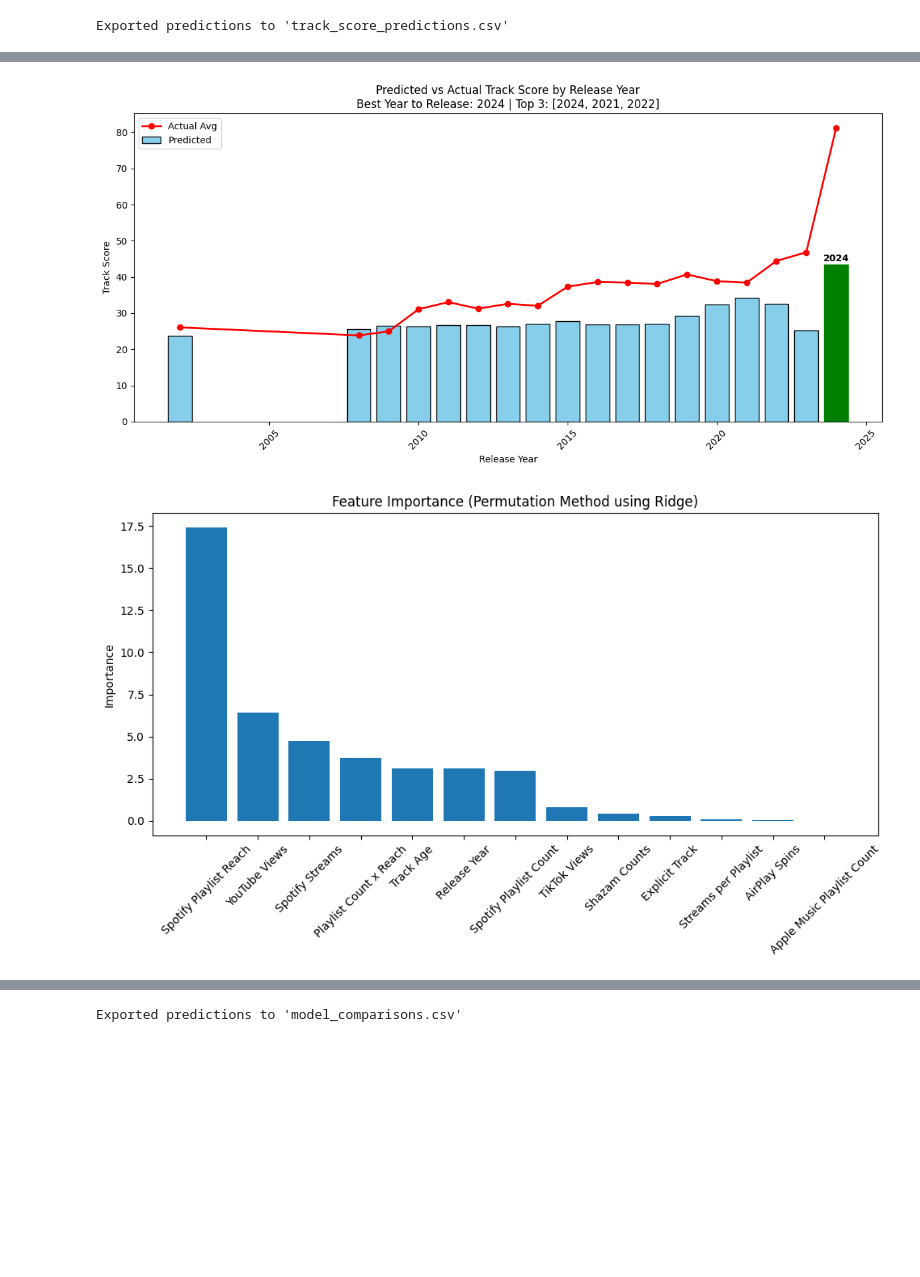
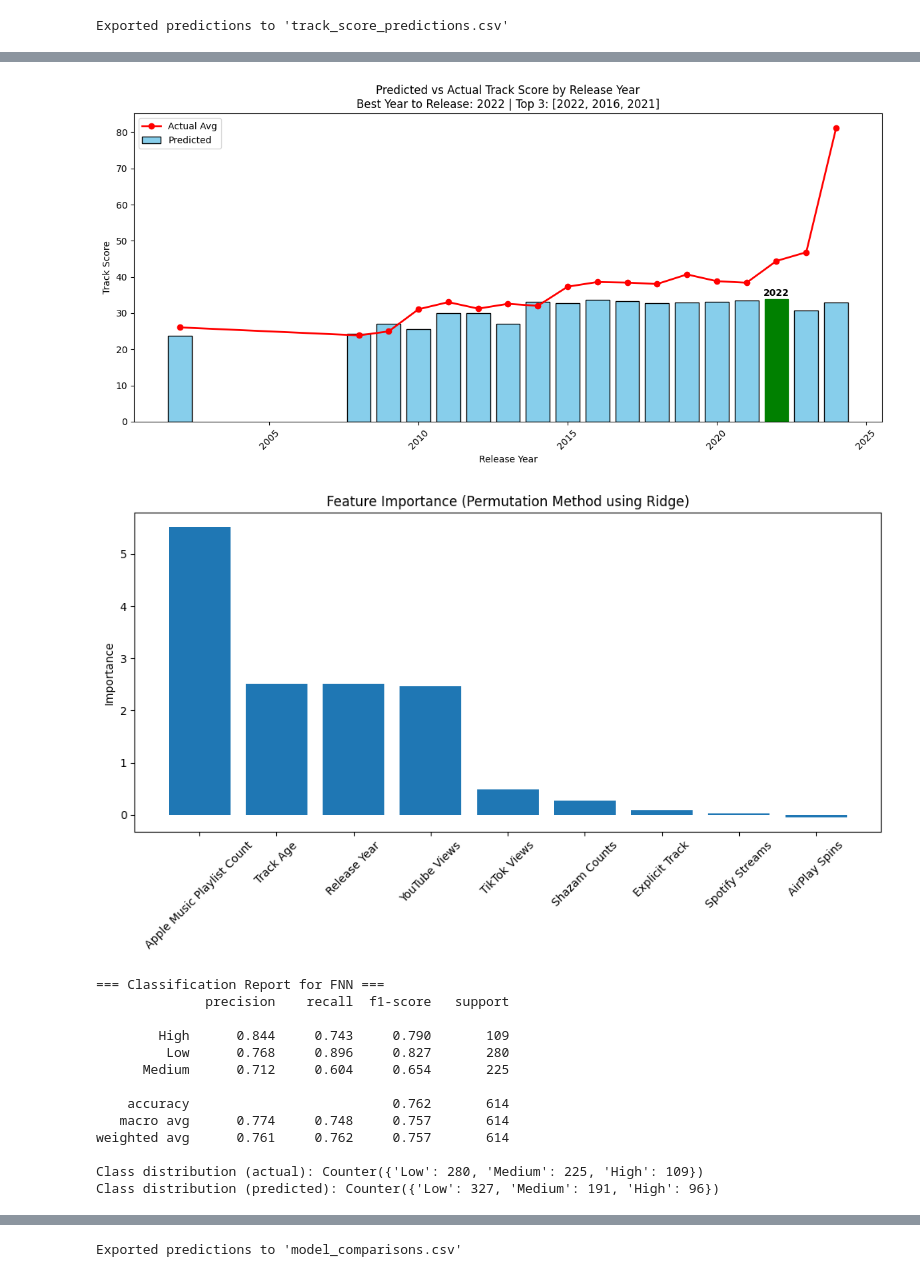
Before and after one commit to AdenAthar/trendify, a Jupyter notebook: ReleaseDate_TrackScore.ipynb, the cells around one changed output, grey strips where cells are left out. Drawn from its saved outputs; the diff is of its cells as text; code cells hidden in the pictures; blank space fills up the shorter version.

```diff
--- a/ReleaseDate_TrackScore.ipynb
+++ b/ReleaseDate_TrackScore.ipynb
@@ -19,25 +19,24 @@ df['Release Date'] = pd.to_datetime(df['Release Date'], errors='coerce')
 df['Release Year'] = df['Release Date'].dt.year
 
 # Clean numeric columns before feature engineering
-df['Spotify Playlist Count'] = df['Spotify Playlist Count'].astype(str).str.replace(',', '', regex=False)
-df['Spotify Playlist Reach'] = df['Spotify Playlist Reach'].astype(str).str.replace(',', '', regex=False)
+# df['Spotify Playlist Count'] = df['Spotify Playlist Count'].astype(str).str.replace(',', '', regex=False)
+# df['Spotify Playlist Reach'] = df['Spotify Playlist Reach'].astype(str).str.replace(',', '', regex=False)
 df['Spotify Streams'] = df['Spotify Streams'].astype(str).str.replace(',', '', regex=False)
 
 # Convert to numeric
-for col in ['Spotify Playlist Count', 'Spotify Playlist Reach', 'Spotify Streams']:
+for col in ['Spotify Streams']:
     df[col] = pd.to_numeric(df[col], errors='coerce')
 
 # Derived Features
 df['Track Age'] = 2025 - df['Release Year']
-df['Playlist Count x Reach'] = df['Spotify Playlist Count'] * df['Spotify Playlist Reach']
-df['Streams per Playlist'] = df['Spotify Streams'] / (df['Spotify Playlist Count'] + 1)
+# df['Playlist Count x Reach'] = df['Spotify Playlist Count'] * df['Spotify Playlist Reach']
+# df['Streams per Playlist'] = df['Spotify Streams'] / (df['Spotify Playlist Count'] + 1)
 
 # Base + Engineered Feature Columns
 feature_cols = [
-    'Release Year', 'Track Age', 'Spotify Playlist Count', 'Spotify Playlist Reach', 'Explicit Track',
+    'Release Year', 'Track Age', 'Explicit Track',
     'Spotify Streams', 'YouTube Views', 'TikTok Views',
-    'Apple Music Playlist Count', 'AirPlay Spins', 'Shazam Counts',
-    'Playlist Count x Reach', 'Streams per Playlist'
+    'Apple Music Playlist Count', 'AirPlay Spins', 'Shazam Counts'
 ]
 
 # Add target
@@ -253,5 +252,30 @@ with torch.no_grad():
     plt.ylabel('Importance')
     plt.tight_layout()
     plt.show()
+
+
+from sklearn.metrics import classification_report
+
+# === Step 1: Define a categorization function for Track Scores ===
+def categorize(score):
+    if score < 30:
+        return 'Low'
+    elif score < 60:
+        return 'Medium'
+    else:
+        return 'High'
+
+# === Step 2: Apply categorization to actual and predicted scores ===
+y_true_class = [categorize(score) for score in y_true]
+y_pred_class = [categorize(score) for score in y_pred]
+
+# === Step 3: Generate the classification report ===
+print("\n=== Classification Report for FNN ===")
+print(classification_report(y_true_class, y_pred_class, digits=3))
+
+from collections import Counter
+
+print("Class distribution (actual):", Counter(y_true_class))
+print("Class distribution (predicted):", Counter(y_pred_class))
 # %% [output]
 Training Model...
@@ -278,3 +302,16 @@ Exported predictions to 'track_score_predictions.csv'
-[figure, old version]
+[figure, new version]
-[figure, old version]
+[figure, new version]
+=== Classification Report for FNN ===
+              precision    recall  f1-score   support
+
+        High      0.844     0.743     0.790       109
+         Low      0.768     0.896     0.827       280
+      Medium      0.712     0.604     0.654       225
+
+    accuracy                          0.762       614
+   macro avg      0.774     0.748     0.757       614
+weighted avg      0.761     0.762     0.757       614
+
+Class distribution (actual): Counter({'Low': 280, 'Medium': 225, 'High': 109})
+Class distribution (predicted): Counter({'Low': 327, 'Medium': 191, 'High': 96})
 # %%
```
Also changed, not shown: parts of 4 cells of this notebook, 2 other files.
